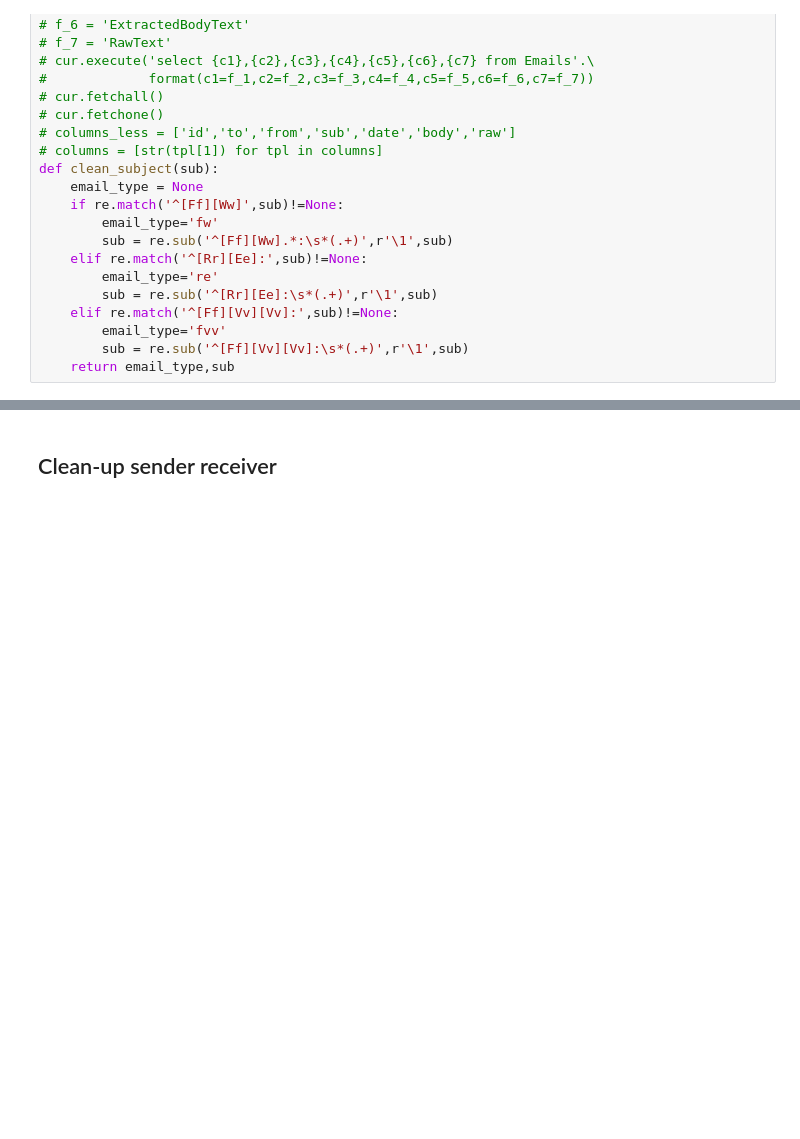
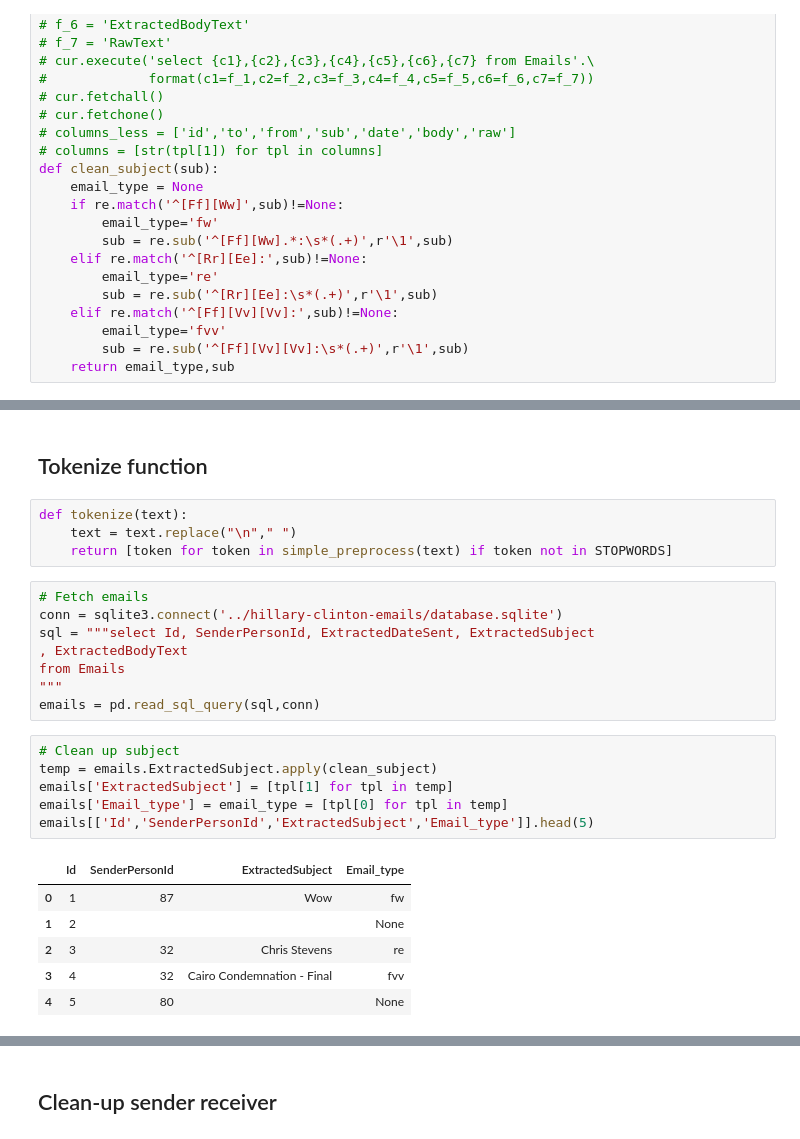
Before and after one commit to debojyoti23/NLP-course-project, a Jupyter notebook: explore.ipynb, the cells around one changed output, grey strips where cells are left out. Saved outputs shown, nothing was run; the diff lists cells and outputs as text; blank space fills up the shorter version.

```diff
--- a/explore.ipynb
+++ b/explore.ipynb
@@ -49,0 +92,27 @@ emails.head(10)
+# %% [markdown]
+## Tokenize function
+# %%
+def tokenize(text):
+    text = text.replace("\n"," ")
+    return [token for token in simple_preprocess(text) if token not in STOPWORDS]
+# %%
+# Fetch emails
+conn = sqlite3.connect('../hillary-clinton-emails/database.sqlite')
+sql = """select Id, SenderPersonId, ExtractedDateSent, ExtractedSubject
+, ExtractedBodyText
+from Emails
+"""
+emails = pd.read_sql_query(sql,conn)
+# %%
+# Clean up subject
+temp = emails.ExtractedSubject.apply(clean_subject)
+emails['ExtractedSubject'] = [tpl[1] for tpl in temp]
+emails['Email_type'] = email_type = [tpl[0] for tpl in temp]
+emails[['Id','SenderPersonId','ExtractedSubject','Email_type']].head(5)
+# %% [output]
+|  | Id | SenderPersonId | ExtractedSubject | Email_type |
+| 0 | 1 | 87 | Wow | fw |
+| 1 | 2 |  |  | None |
+| 2 | 3 | 32 | Chris Stevens | re |
+| 3 | 4 | 32 | Cairo Condemnation - Final | fvv |
+| 4 | 5 | 80 |  | None |
```
Also changed, not shown: parts of 28 cells of this notebook.
